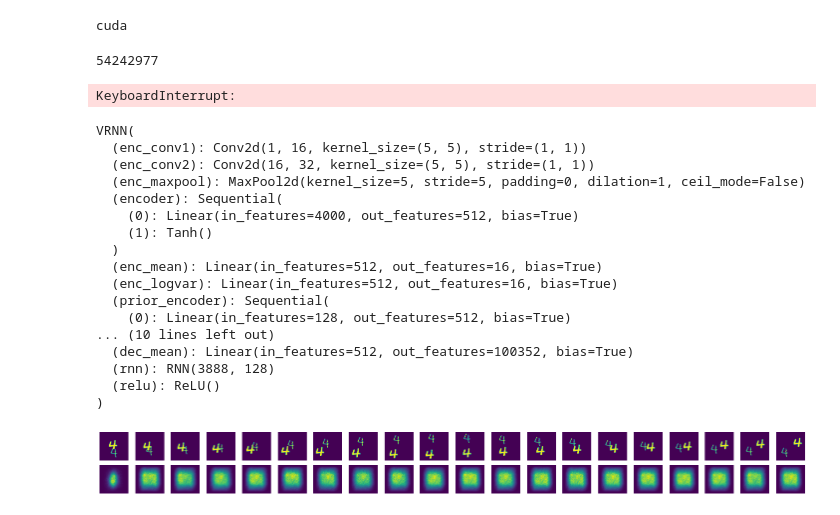
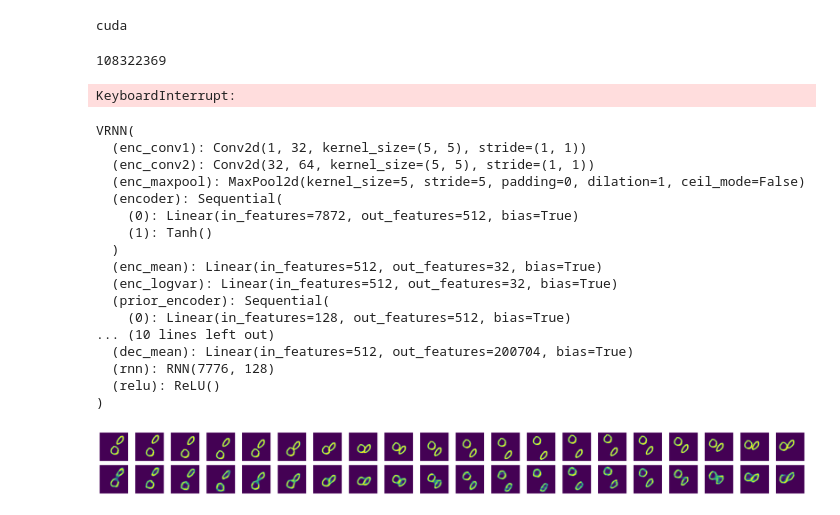
Before and after one commit to FelixHub/serotonin_model, a Jupyter notebook: dvae.ipynb, the cells around one changed output. Saved outputs shown, nothing was run; the diff lists cells and outputs as text; code cells hidden in the pictures.

```diff
--- a/dvae.ipynb
+++ b/dvae.ipynb
@@ -82,7 +82,7 @@ class VRNN(nn.Module):
         eps = torch.randn_like(std)
         return mean + std * eps
 
-    def forward(self,x,generation_mode=False):
+    def forward(self,x,generation_mode=False,epoch = 0):
 
         seq_len, batch_size,_,_ = x.shape
 
@@ -112,7 +112,8 @@ class VRNN(nn.Module):
             mean_zt, logvar_zt = self.enc_mean(encoder_output), self.enc_logvar(encoder_output)
 
             # sample the latent variable
-            if generation_mode and t > 0 :
+            random = np.random.randint(500 - epoch + 100)
+            if generation_mode and (t > 0) and (random < 50 ) :
                 prior_encoder_t = self.prior_encoder(h_t)
                 prior_mean_zt = self.prior_mean(prior_encoder_t)
                 prior_logvar_zt = self.prior_logvar(prior_encoder_t)
@@ -170,9 +171,9 @@ def kl_dist(logvar1,mean1,logvar2,mean2):
 # %%
 img_size= 64
 hidden_size = 512
-latent_size = 16
+latent_size = 32
 RNN_dim = 128
-CNN_channels = 32
+CNN_channels = 64
 
 '''
 working model
@@ -189,7 +190,7 @@ vrnn = vrnn.to(device)
 opt = torch.optim.Adam(vrnn.parameters(),lr = 1e-4)
 count_parameters(vrnn)
 # %% [output]
-54242977
+108322369
 # %%
 batch_size= 64
 
@@ -219,52 +220,53 @@ KeyboardInterrupt:
 # %%
+
 vrnn = VRNN(img_size=img_size, hidden_size= hidden_size, latent_size= latent_size,
             RNN_dim=RNN_dim,CNN_channels=CNN_channels).to(device)
-vrnn.load_state_dict(torch.load('model/vrnn_moving_digits_big.pt'))
+vrnn.load_state_dict(torch.load('model/vrnn_moving_digits_big_16122022.pt'))
 vrnn.eval()
 # %% [output]
 VRNN(
-  (enc_conv1): Conv2d(1, 16, kernel_size=(5, 5), stride=(1, 1))
-  (enc_conv2): Conv2d(16, 32, kernel_size=(5, 5), stride=(1, 1))
+  (enc_conv1): Conv2d(1, 32, kernel_size=(5, 5), stride=(1, 1))
+  (enc_conv2): Conv2d(32, 64, kernel_size=(5, 5), stride=(1, 1))
   (enc_maxpool): MaxPool2d(kernel_size=5, stride=5, padding=0, dilation=1, ceil_mode=False)
   (encoder): Sequential(
-    (0): Linear(in_features=4000, out_features=512, bias=True)
+    (0): Linear(in_features=7872, out_features=512, bias=True)
     (1): Tanh()
   )
-  (enc_mean): Linear(in_features=512, out_features=16, bias=True)
-  (enc_logvar): Linear(in_features=512, out_features=16, bias=True)
+  (enc_mean): Linear(in_features=512, out_features=32, bias=True)
+  (enc_logvar): Linear(in_features=512, out_features=32, bias=True)
   (prior_encoder): Sequential(
     (0): Linear(in_features=128, out_features=512, bias=True)
 ... (10 lines left out)
-  (dec_mean): Linear(in_features=512, out_features=100352, bias=True)
-  (rnn): RNN(3888, 128)
+  (dec_mean): Linear(in_features=512, out_features=200704, bias=True)
+  (rnn): RNN(7776, 128)
   (relu): ReLU()
 )
 # %%
 # test the reconstruction
 import matplotlib.pyplot as plt; plt.rcParams['figure.dpi'] = 200
 
 
 def plot_video_comparison(video,reconstructed_video):
     fig,ax = plt.subplots(2,20,figsize=(20,2))
     for i in range(20):
         ax[0,i].imshow(video[i,:,:])
         ax[0,i].axis('off')
     for i in range(20):
         ax[1,i].imshow(reconstructed_video[i,:,:])
         ax[1,i].axis('off')
     fig.tight_layout()
 
 random_index = np.random.randint(1000)
 sample = data[random_index]
 # sample = np.concatenate((data[random_index][:10],data[random_index+1][:10]))
 sample_tensor = torch.reshape(torch.tensor(sample).float(),(20,1,64,64)).float().to(device)
-y, mean, logvar, mean_prior, logvar_prior, z = vrnn.forward(sample_tensor)
+y, mean, logvar, mean_prior, logvar_prior, z = vrnn.forward(sample_tensor,generation_mode=False,epoch=0)
 reconstructed_sample = y.cpu().detach().numpy().reshape((20,64,64))
 
 
 plot_video_comparison(sample,reconstructed_sample)
 # %% [output]
-[figure, old version]
+[figure, new version]
 # %%
 var_posterior = np.exp(logvar.cpu().detach().numpy().reshape((20,latent_size)))
 var_prior = np.exp(logvar_prior.cpu().detach().numpy().reshape((20,latent_size)))
```
Also changed, not shown: parts of 4 cells of this notebook, 1 other file.
